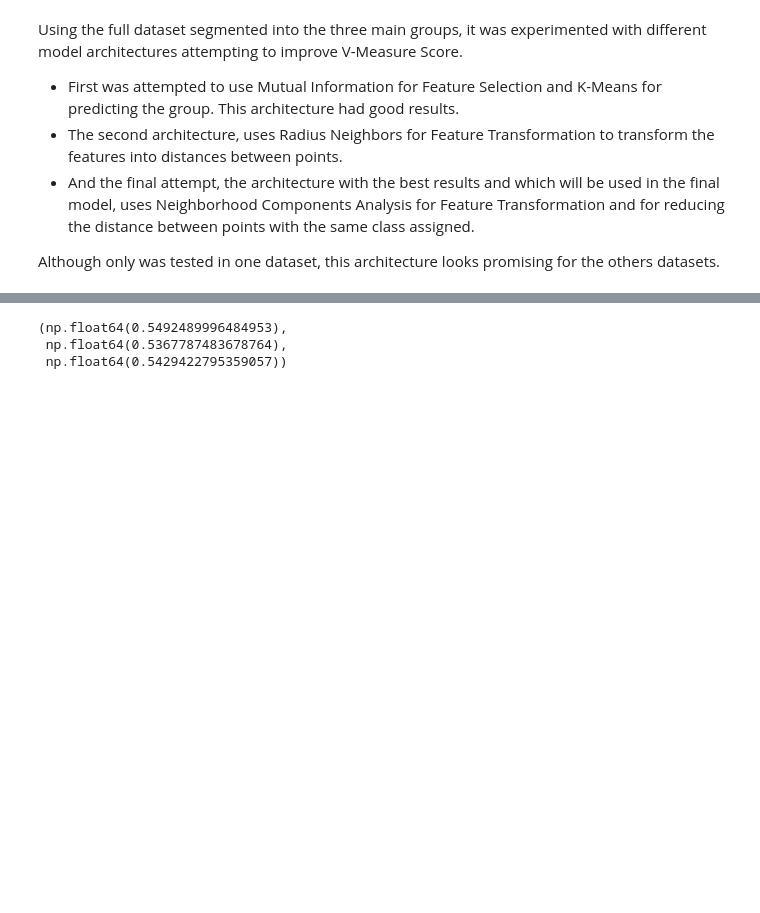
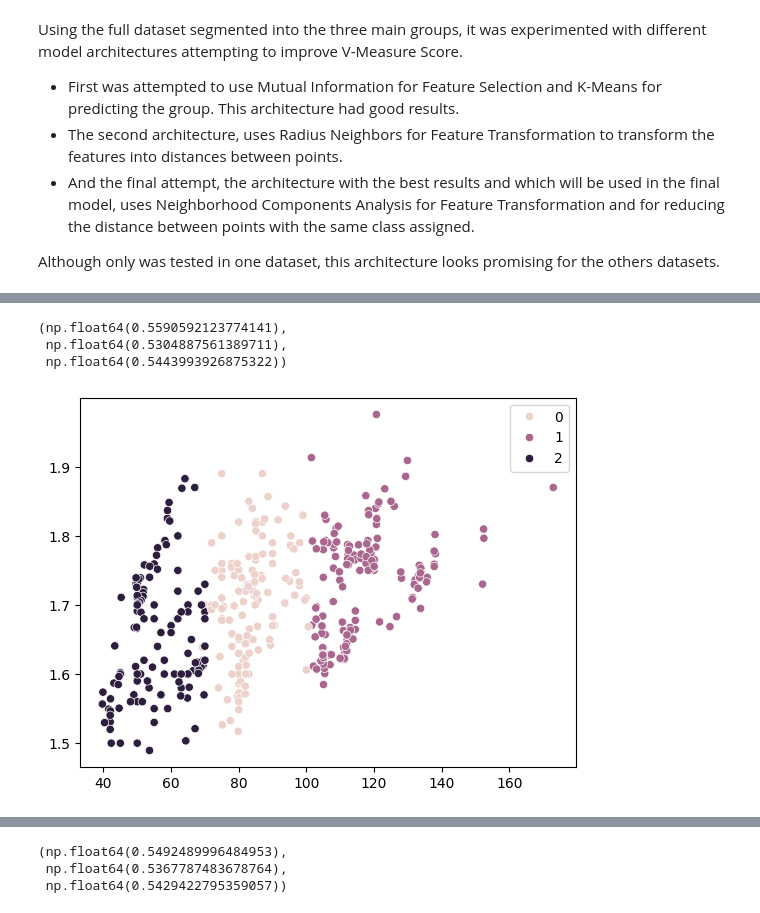
Before and after one commit to alexisuaguilaru/Obesity_Levels_Model, a Jupyter notebook: Model/Model.ipynb, the cells around one changed output, grey strips where cells are left out. Drawn from its saved outputs; the diff is of its cells as text; code cells hidden in the pictures; blank space fills up the shorter version.

```diff
--- a/Model/Model.ipynb
+++ b/Model/Model.ipynb
@@ -69,0 +78,13 @@ homogeneity_completeness_v_measure(y_train,y_pred)
+# %%
+# Testing 1° Option
+Model_K_Means.fit(X_train,y_train)
+
+y_pred = Model_K_Means.predict(X_test)
+sns.scatterplot(x=X_test[:,2],y=X_test[:,1],hue=y_pred)
+
+homogeneity_completeness_v_measure(y_test,y_pred)
+# %% [output]
+(np.float64(0.5590592123774141),
+ np.float64(0.5304887561389711),
+ np.float64(0.5443993926875322))
+[figure, added]
```
Also changed, not shown: parts of 9 cells of this notebook.
